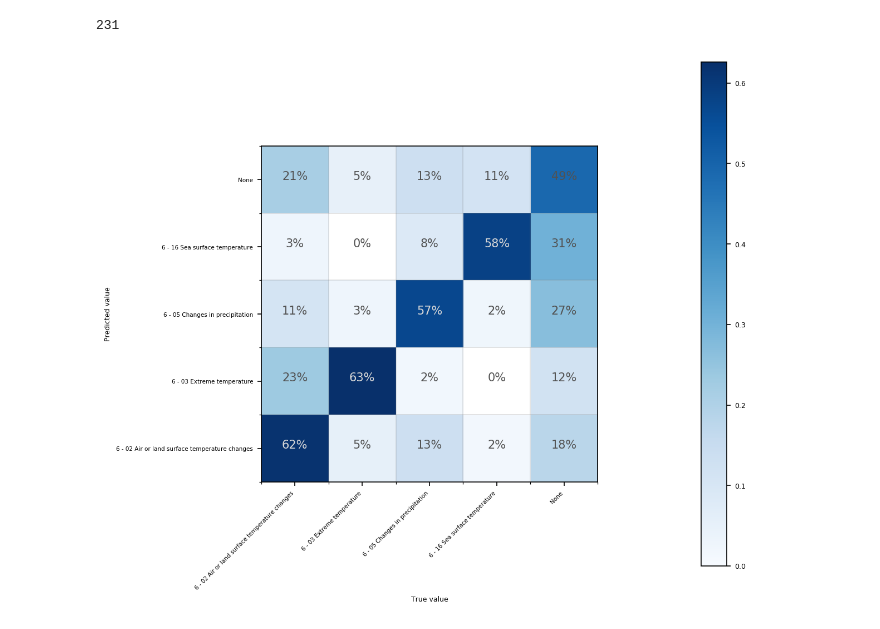
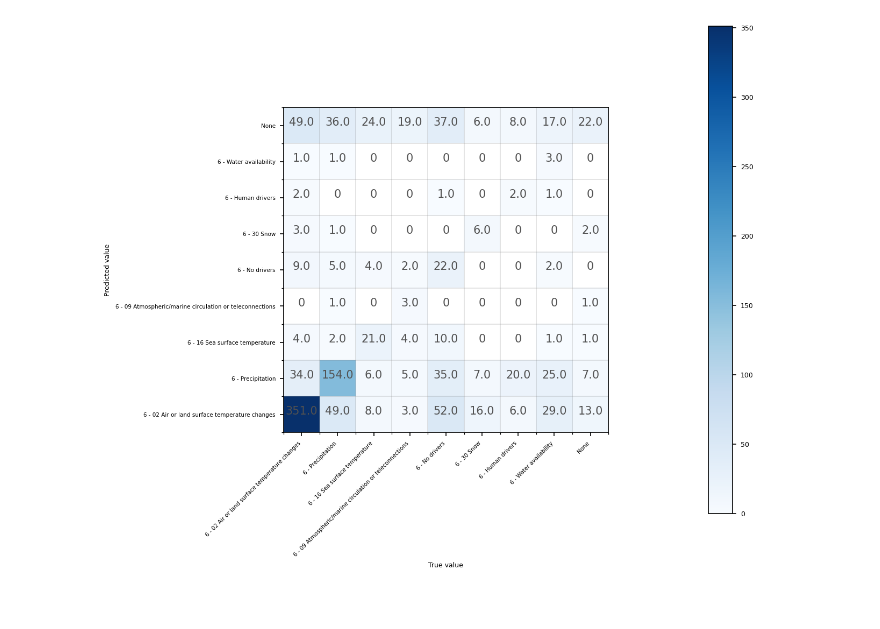
Before and after one commit to mcallaghan/regional-impacts-map, a Jupyter notebook: analysis/predict_drivers.ipynb, the cells around one changed output. Saved outputs shown, nothing was run; the diff lists cells and outputs as text; code cells hidden in the pictures.

```diff
--- a/analysis/predict_drivers.ipynb
+++ b/analysis/predict_drivers.ipynb
@@ -140,4 +214,0 @@ plt.show()
-# %%
-cs =
-for c in Category.objects.filter(project=178,level=4):
-    for dc in Category.objects.filter(project=178,level=6):
@@ -148,6 +344,9 @@ df.loc[df['id']==112762,"6 - 07 Aridity/dryness"]
 Name: 6 - 07 Aridity/dryness, dtype: float64
 # %%
-for i, row in df.loc[(df['6 - 36 Species distribution (marine & coastal)']==1)].iterrows():
+django.db.connection.close()
+sub_df = df.loc[(df['6 - 51 Distribution and range shifts (Terrestrial and freshwater)']==1)]
+print(sub_df.shape[0])
+for i, row in sub_df.iterrows():
     print("\n",row['title'])
     print(row['content'])
     d = Doc.objects.get(pk=row['id'])
@@ -246,14 +380,14 @@ retransform = False
 if revectorize:
     vec = TfidfVectorizer(
         ngram_range=(1,2),
-        min_df=4, max_df=0.8, strip_accents='unicode',
-        max_features=20000,
+        min_df=2, max_df=0.8, strip_accents='unicode',
+        max_features=10000,
         tokenizer=snowball_stemmer(),
-        #sublinear_tf=True
+        sublinear_tf=True
     )
-    vec.fit(df.loc[seen_index,'content'].astype("str"))
+    vec.fit(df.loc[physical_index,'content'].astype("str") + " " + df.loc[physical_index,'title'] + df.loc[physical_index,"wosarticle__de"])
 
-    X = vec.transform(df['content'].astype("str"))#+" " + df['title'].astype("str"))
+    X = vec.transform(df['content'].astype("str")+" " + df['title'].astype("str") + df['wosarticle__de'].astype("str"))
     with open (f'../data/vec_{qid}_prel.pickle','wb') as f:
         pickle.dump(vec, f)
     import scipy.sparse
@@ -280,8 +417,8 @@ from importlib import reload
 reload(scoping.utils.learning_utils)
 
 
-classes = list(driver_df.query('n>10')['driver'])
-y = np.matrix(df[classes])
+classes = driver_selection
+y = np.matrix(df[classes].fillna(0))
 print(y.shape)
 
 multimodels = [
@@ -332,16 +469,8 @@ plt.show()
-# %%
-y_pred = np.zeros((y[physical_index].shape[0],y[physical_index].shape[1]+1))
-y_pred[:,:-1] = np.array(list(df.loc[list(physical_index),cols].values))
-np.where(y_pred.sum(axis=1)==0,1,0).sum()
-# %% [output]
-231
 # %%
 import matplotlib.patches as patches
 
 fig, ax = plt.subplots(figsize=(8,8),dpi=150)
-
-classes = list(driver_df.query('n>50')['driver'])
-
+classes = driver_selection
 
 cols = [f"{c} - k_prediction_binary" for c in classes]
 
@@ -395,36 +524,39 @@ def plot_confusion_matrix(cm, all_classes, norm=None, broad_cats = [], ls=False)
                 n  = cm[k,j]
                 if pd.isna(n):
                     n = 0
-                if n > 0.5:
+                if n > cm.max()/2:
                     color="#d9d9d9"
                 else:
                     color="#525252"
-                ax.text(j,k, f"{n:.0%}",ha="center",color=color)
+                if norm is not None:
+                    ax.text(j,k, f"{n:.0%}",ha="center",color=color)
+                else:
+                    ax.text(j,k, f"{n}",ha="center",color=color)
 
             #if j < len(all_classes)+21:
             #    ax.text(j,len(all_classes)-0.25,f"{y_true[:,j].sum():,.0f}",ha="center",va="center",color="#525252")
             #    ax.text(len(all_classes)-0.25, j, f"{y_pred[:,j].sum():,.0f}",ha="center",va="center", color="#525252")
 
     ax.set_xticks(list(range(len(all_classes))))
     ax.set_xticklabels([x.replace("4 - ","") for x in all_classes],rotation=45,ha="right",fontsize=5)
 
     ax.set_yticks(list(range(len(all_classes))))
     ax.set_yticklabels([x.replace("4 - ","") for x in all_classes],ha="right",fontsize=5)
     ax.set_xlabel("True value", fontsize=6)
     ax.set_ylabel("Predicted value", fontsize=6)
 
 
     cbar = fig.colorbar(mat, ax=ax, pad=0.2)
     cbar.ax.tick_params(labelsize=6)
     if norm ==0:
         cbar.set_label("% of True values")
 
     for bc in broad_cats:
         rect = patches.Rectangle((bc['start']-0.5,bc['start']-0.5),bc['size'],bc['size'],fill=False)
         ax.add_patch(rect)
 
 
-plot_confusion_matrix(confusion_matrix, classes, norm=1, ls=True)
+plot_confusion_matrix(confusion_matrix, classes, norm=None, ls=True)
 #plot_confusion_matrix(confusion_matrix,classes, norm=1)
 # %% [output]
-[figure, old version]
+[figure, new version]
```
Also changed, not shown: parts of 52 cells of this notebook, 57 other files.
